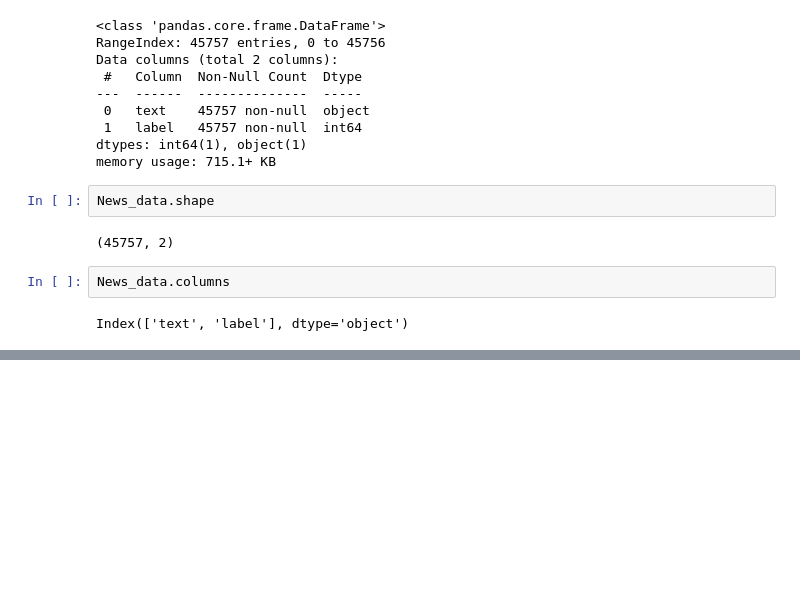
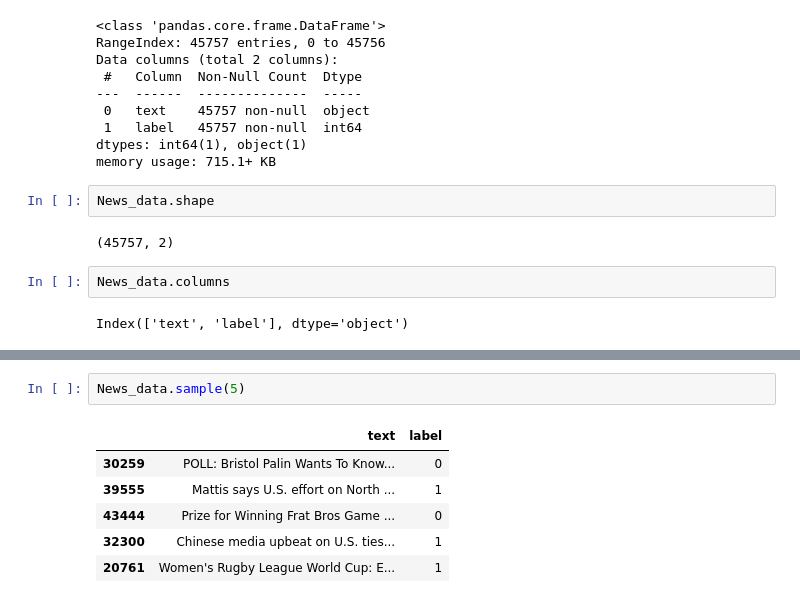
Before and after one commit to raju1207/fake-news-detection, a Jupyter notebook: fake_news_detection.ipynb, the cells around one changed output, grey strips where cells are left out. Cells and saved outputs as stored; diff of their text form; blank space fills up the shorter version.

```diff
--- a/fake_news_detection.ipynb
+++ b/fake_news_detection.ipynb
@@ -60,0 +76,9 @@ Index(['text', 'label'], dtype='object')
+# %%
+News_data.sample(5)
+# %% [output]
+|  | text | label |
+| 30259 | POLL: Bristol Palin Wants To Know... | 0 |
+| 39555 | Mattis says U.S. effort on North ... | 1 |
+| 43444 | Prize for Winning Frat Bros Game ... | 0 |
+| 32300 | Chinese media upbeat on U.S. ties... | 1 |
+| 20761 | Women's Rugby League World Cup: E... | 1 |
```
Also changed, not shown: parts of 3 cells of this notebook.
